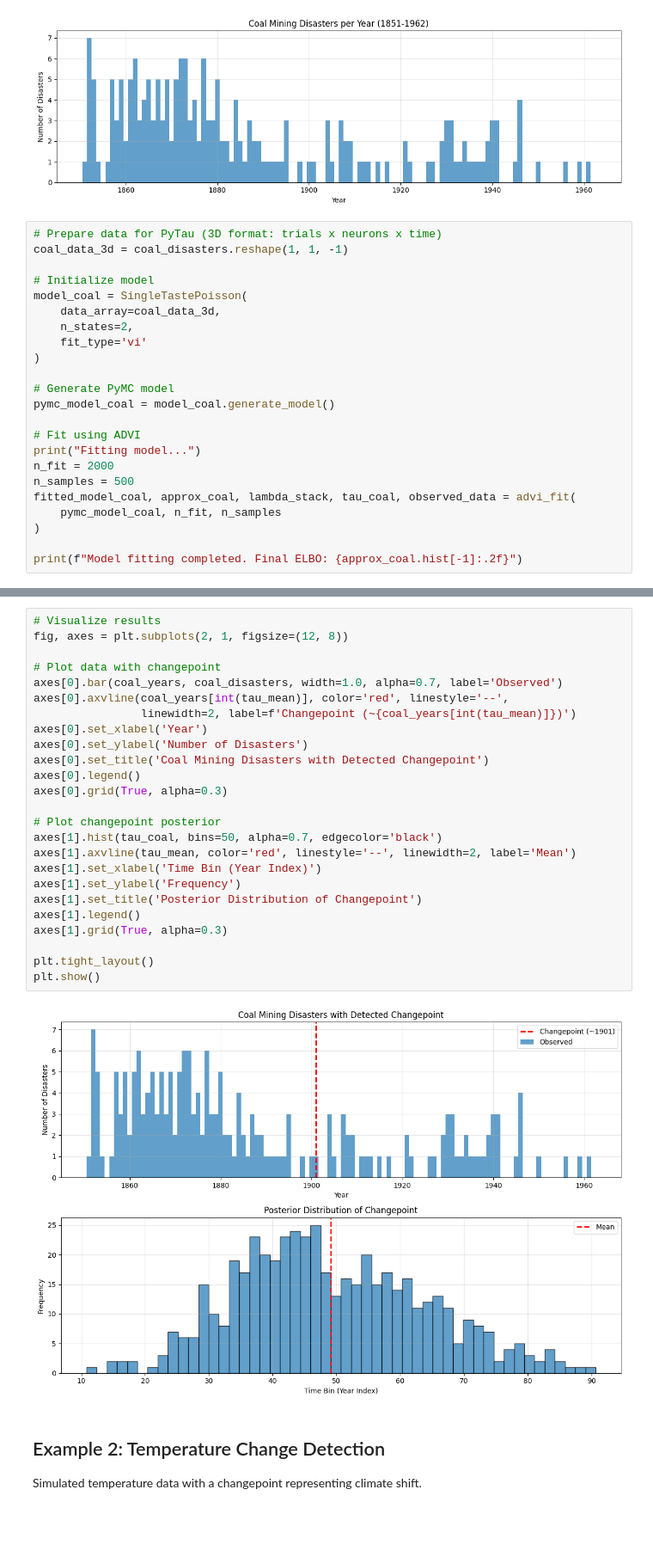
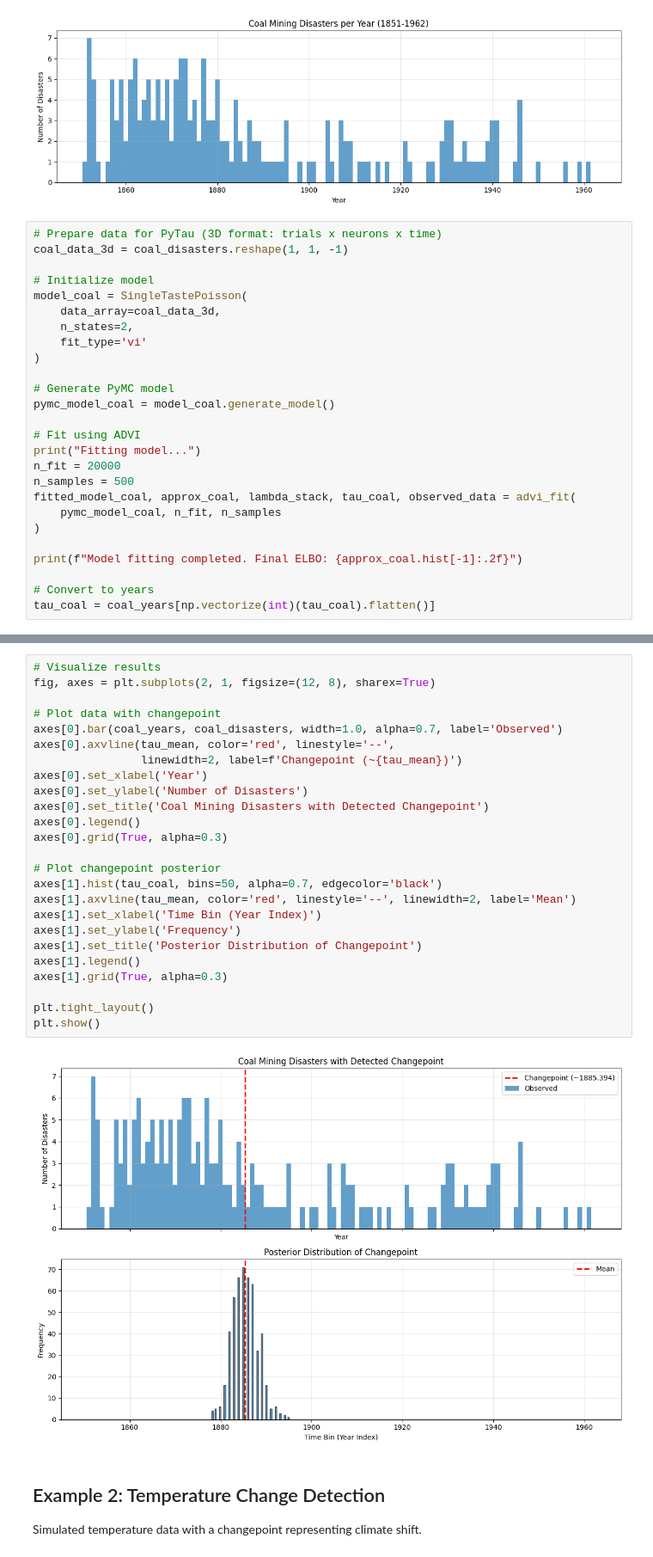
Before and after one commit to abuzarmahmood/pytau, a Jupyter notebook: pytau/how_to/model_notebooks/GeneralChangepointExamples.ipynb, the cells around one changed output, grey strips where cells are left out. Shown at 86% size. Drawn from its saved outputs; the diff is of its cells as text; blank space fills up the shorter version.

Commit message:
Update general changepoint examples notebook

```diff
--- a/pytau/how_to/model_notebooks/GeneralChangepointExamples.ipynb
+++ b/pytau/how_to/model_notebooks/GeneralChangepointExamples.ipynb
@@ -89,13 +89,16 @@ pymc_model_coal = model_coal.generate_model()
 
 # Fit using ADVI
 print("Fitting model...")
-n_fit = 2000
+n_fit = 20000
 n_samples = 500
 fitted_model_coal, approx_coal, lambda_stack, tau_coal, observed_data = advi_fit(
     pymc_model_coal, n_fit, n_samples
 )
 
 print(f"Model fitting completed. Final ELBO: {approx_coal.hist[-1]:.2f}")
+
+# Convert to years
+tau_coal = coal_years[np.vectorize(int)(tau_coal).flatten()]
 # %% [output]
 Fitting model...
 [interactive output not drawn]
@@ -115,30 +115,30 @@ Corresponding year: ~1901
 # %%
 # Visualize results
-fig, axes = plt.subplots(2, 1, figsize=(12, 8))
+fig, axes = plt.subplots(2, 1, figsize=(12, 8), sharex=True)
 
 # Plot data with changepoint
 axes[0].bar(coal_years, coal_disasters, width=1.0, alpha=0.7, label='Observed')
-axes[0].axvline(coal_years[int(tau_mean)], color='red', linestyle='--',
-                linewidth=2, label=f'Changepoint (~{coal_years[int(tau_mean)]})')
+axes[0].axvline(tau_mean, color='red', linestyle='--',
+                linewidth=2, label=f'Changepoint (~{tau_mean})')
 axes[0].set_xlabel('Year')
 axes[0].set_ylabel('Number of Disasters')
 axes[0].set_title('Coal Mining Disasters with Detected Changepoint')
 axes[0].legend()
 axes[0].grid(True, alpha=0.3)
 
 # Plot changepoint posterior
 axes[1].hist(tau_coal, bins=50, alpha=0.7, edgecolor='black')
 axes[1].axvline(tau_mean, color='red', linestyle='--', linewidth=2, label='Mean')
 axes[1].set_xlabel('Time Bin (Year Index)')
 axes[1].set_ylabel('Frequency')
 axes[1].set_title('Posterior Distribution of Changepoint')
 axes[1].legend()
 axes[1].grid(True, alpha=0.3)
 
 plt.tight_layout()
 plt.show()
 # %% [output]
-[figure, old version]
+[figure, new version]
 # %% [markdown]
 ## Example 2: Temperature Change Detection
 
```
Also changed, not shown: parts of 6 cells of this notebook.
